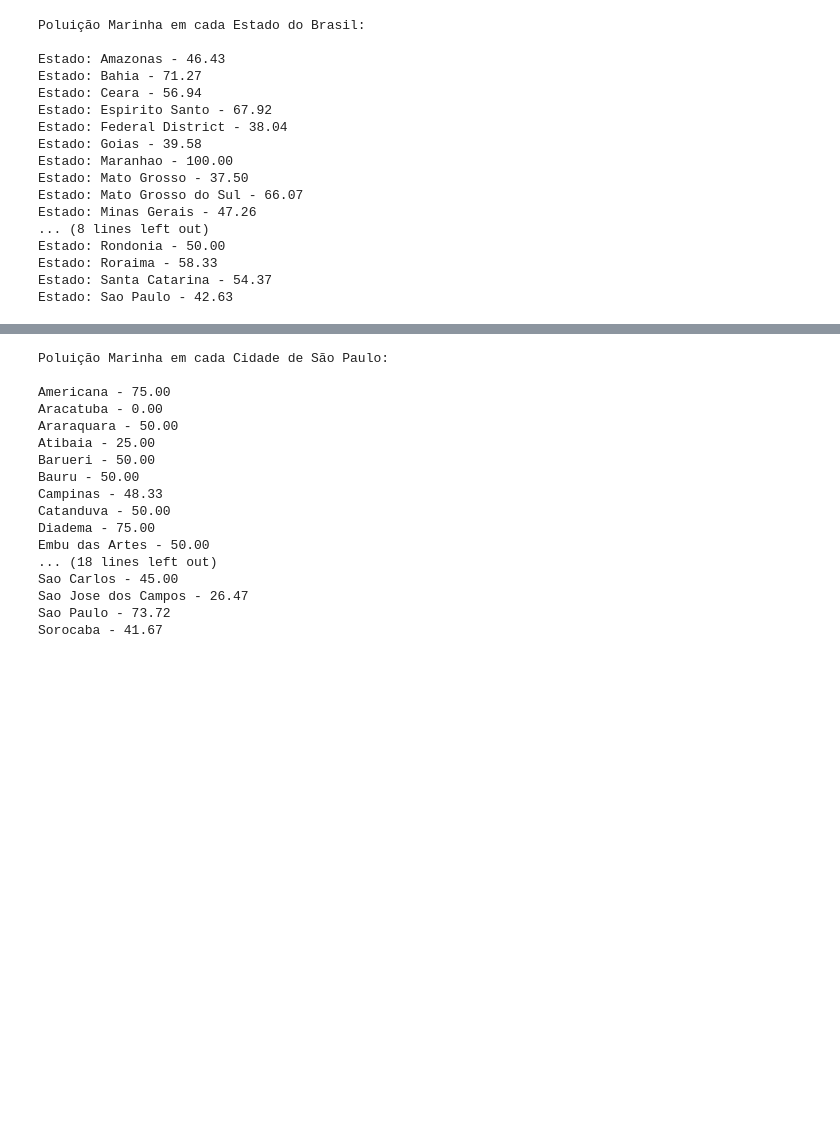
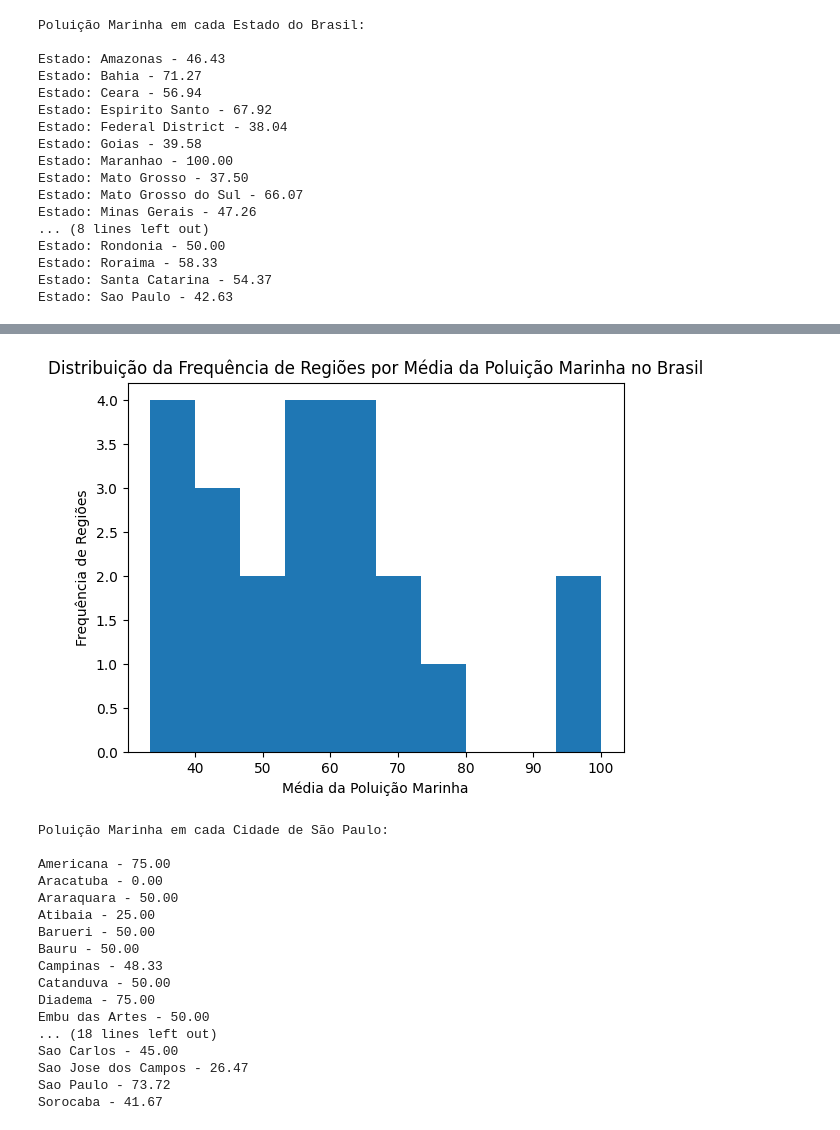
Before and after one commit to ChangeNameLaterGS/-GSDataScience, a Jupyter notebook: WaterPollution.ipynb, the cells around one changed output, grey strips where cells are left out. Cells and saved outputs as stored; diff of their text form; code cells hidden in the pictures; blank space fills up the shorter version.

```diff
--- a/WaterPollution.ipynb
+++ b/WaterPollution.ipynb
@@ -404,3 +439,11 @@ Estado: Sao Paulo - 42.63
+# %%
+plt.hist(grouped_data)
+plt.xlabel('Média da Poluição Marinha')
+plt.ylabel('Frequência de Regiões')
+plt.title('Distribuição da Frequência de Regiões por Média da Poluição Marinha no Brasil')
+plt.show()
+# %% [output]
+[figure, added]
 # %%
 # Pega então a base de cada cidade localizada no estado de São Paulo e faz a média baseada na poluição da água
 poluicao_SP = base[(base["Region"] == "Sao Paulo")]
```
Also changed, not shown: parts of 3 cells of this notebook.
